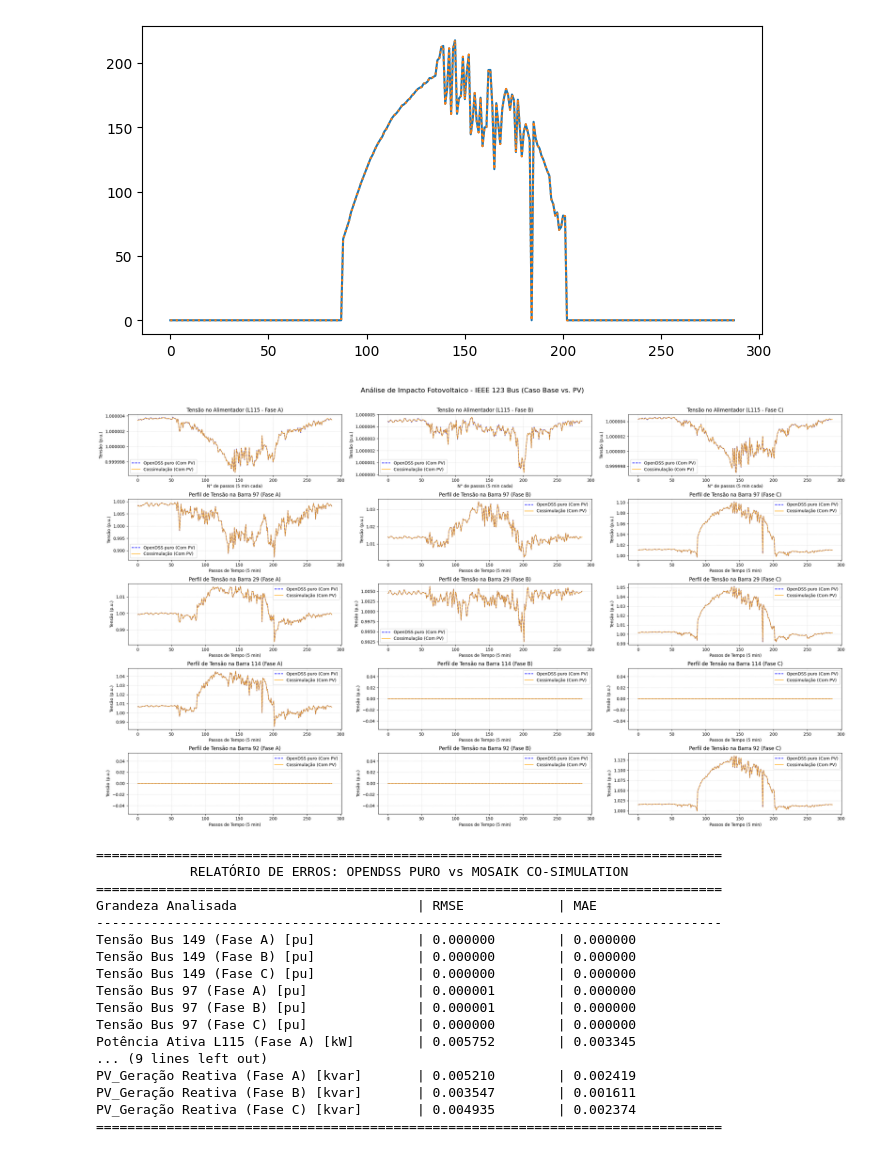
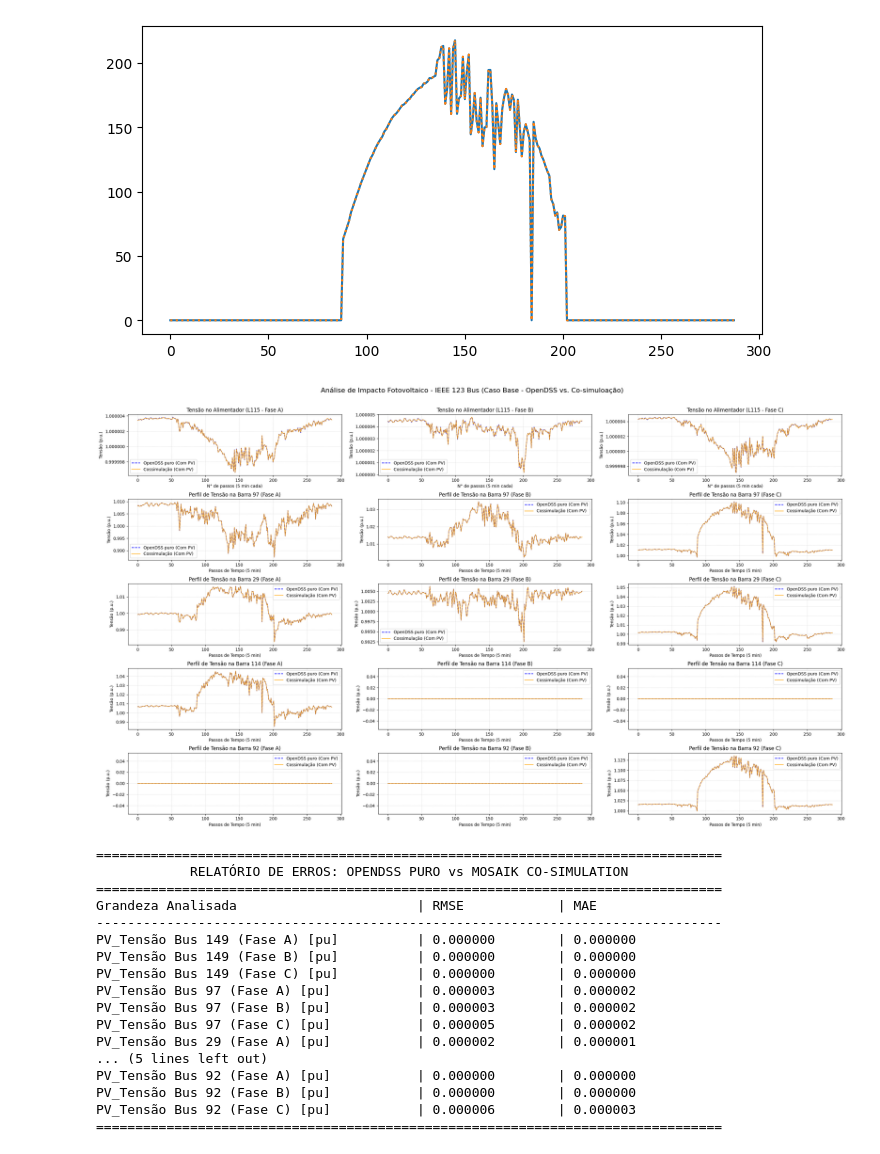
Before and after one commit to grei-ufc/tsre-der-opentes, a Jupyter notebook: src/notebooks/comparacao_123bus.ipynb, the cells around one changed output. Cells and saved outputs as stored; diff of their text form; code cells hidden in the pictures.

```diff
--- a/src/notebooks/comparacao_123bus.ipynb
+++ b/src/notebooks/comparacao_123bus.ipynb
@@ -576,7 +576,7 @@ passos = range(len(l115_va_mag))
 
 # Cria uma figura com uma grade 2x2 de subgráficos
 fig, axs = plt.subplots(5, 3, figsize=(25, 15))
-fig.suptitle('Análise de Impacto Fotovoltaico - IEEE 123 Bus (Caso Base vs. PV)', fontsize=16)
+fig.suptitle('Análise de Impacto Fotovoltaico - IEEE 123 Bus (Caso Base - OpenDSS vs. Co-simuloação)', fontsize=16)
 
 # 1. Comparação de Tensão no Feeder
 axs[0, 0].plot(passos, l115_va_mag_pv, label='OpenDSS puro (Com PV)', color='blue', linestyle='--')
@@ -687,34 +687,34 @@ axs[3, 2].legend()
 # --- Barra 92 ---
 axs[4, 0].plot(passos, bus92_va_pv, label='OpenDSS puro (Com PV)', color='blue', linestyle='--')
 axs[4, 0].plot(passos, bus92_va_pv_cosim, label='Cossimulação (Com PV)', color='orange', alpha=0.8)
 axs[4, 0].set_title('Perfil de Tensão na Barra 92 (Fase A)')
 axs[4, 0].set_xlabel('Passos de Tempo (5 min)')
 axs[4, 0].set_ylabel('Tensão (p.u.)')
 axs[4, 0].grid(True, linestyle=':', alpha=0.7)
 axs[4, 0].legend()
 
 axs[4, 1].plot(passos, bus92_vb_pv, label='OpenDSS puro (Com PV)', color='blue', linestyle='--')
 axs[4, 1].plot(passos, bus92_vb_pv_cosim, label='Cossimulação (Com PV)', color='orange', alpha=0.8)
 axs[4, 1].set_title('Perfil de Tensão na Barra 92 (Fase B)')
 axs[4, 1].set_xlabel('Passos de Tempo (5 min)')
 axs[4, 1].set_ylabel('Tensão (p.u.)')
 axs[4, 1].grid(True, linestyle=':', alpha=0.7)
 axs[4, 1].legend()
 
 axs[4, 2].plot(passos, bus92_vc_pv, label='OpenDSS puro (Com PV)', color='blue', linestyle='--')
 axs[4, 2].plot(passos, bus92_vc_pv_cosim, label='Cossimulação (Com PV)', color='orange', alpha=0.8)
 axs[4, 2].set_title('Perfil de Tensão na Barra 92 (Fase C)')
 axs[4, 2].set_xlabel('Passos de Tempo (5 min)')
 axs[4, 2].set_ylabel('Tensão (p.u.)')
 axs[4, 2].grid(True, linestyle=':', alpha=0.7)
 axs[4, 2].legend()
 
 # Ajusta o layout para evitar sobreposição de textos
 plt.tight_layout()
 plt.subplots_adjust(top=0.92) # Dá um espaço para o título principal
 plt.show()
 # %% [output]
-[figure, old version]
+[figure, new version]
 # %%
 # ==============================================================================
 # ALGORITMO DE CÁLCULO DE MÉTRICAS DE ERRO (PURO PYTHON)
@@ -758,35 +758,52 @@ def calcular_rmse_mae(lista_referencia, lista_medicao):
 # OpenDSS puro (ex: temperature_cosim, pv_dc_cosim).
 
 comparacoes = {
-    # --- CASO 1: SEM PV (IEEE 123 Original) ---
-    "Tensão Bus 149 (Fase A) [pu]": (l115_va_mag, l115_va_mag_cosim),
-    "Tensão Bus 149 (Fase B) [pu]": (l115_vb_mag, l115_vb_mag_cosim),
-    "Tensão Bus 149 (Fase C) [pu]": (l115_vc_mag, l115_vc_mag_cosim),
+    # # --- CASO 1: SEM PV (IEEE 123 Original) ---
+    # "Tensão Bus 149 (Fase A) [pu]": (l115_va_mag, l115_va_mag_cosim),
+    # "Tensão Bus 149 (Fase B) [pu]": (l115_vb_mag, l115_vb_mag_cosim),
+    # "Tensão Bus 149 (Fase C) [pu]": (l115_vc_mag, l115_vc_mag_cosim),
 
-    "Tensão Bus 97 (Fase A) [pu] ": (bus97_va, bus97_va_cosim),
-    "Tensão Bus 97 (Fase B) [pu] ": (bus97_vb, bus97_vb_cosim),
-    "Tensão Bus 97 (Fase C) [pu] ": (bus97_vc, bus97_vc_cosim),
+    # "Tensão Bus 97 (Fase A) [pu] ": (bus97_va, bus97_va_cosim),
+    # "Tensão Bus 97 (Fase B) [pu] ": (bus97_vb, bus97_vb_cosim),
+    # "Tensão Bus 97 (Fase C) [pu] ": (bus97_vc, bus97_vc_cosim),
 
-    "Potência Ativa L115 (Fase A) [kW]": (l115_pa, l115_pa_cosim),
-    "Pot. Reativa L115 (Fase A) [kvar]": (l115_qa, l115_qa_cosim),
-    # Você pode adicionar as Fases B e C da linha 115 aqui se desejar...
+    # "Potência Ativa L115 (Fase A) [kW]": (l115_pa, l115_pa_cosim),
+    # "Pot. Reativa L115 (Fase A) [kvar]": (l115_qa, l115_qa_cosim),
+    # # Você pode adicionar as Fases B e C da linha 115 aqui se desejar...
 
     # --- CASO 2: COM PV INTEGRADO ---
     "PV_Tensão Bus 149 (Fase A) [pu]": (l115_va_mag_pv, l115_va_mag_pv_cosim),
     "PV_Tensão Bus 149 (Fase B) [pu]": (l115_vb_mag_pv, l115_vb_mag_pv_cosim),
     "PV_Tensão Bus 149 (Fase C) [pu]": (l115_vc_mag_pv, l115_vc_mag_pv_cosim),
+    # --- BUS 97 ---
+    "PV_Tensão Bus 97 (Fase A) [pu] ": (bus97_va_pv, bus97_va_pv_cosim),
+    "PV_Tensão Bus 97 (Fase B) [pu] ": (bus97_vb_pv, bus97_vb_pv_cosim),
+    "PV_Tensão Bus 97 (Fase C) [pu] ": (bus97_vc_pv, bus97_vc_pv_cosim),
 
-    "PV_Tensão Bus 97 (Fase A) [pu] ": (bus97_va_pv, bus97_va_pv_cosim),
+    # --- BUS 29 ---
+    "PV_Tensão Bus 29 (Fase A) [pu] ": (bus29_va_pv, bus29_va_pv_cosim),
+    "PV_Tensão Bus 29 (Fase B) [pu] ": (bus29_vb_pv, bus29_vb_pv_cosim),
+    "PV_Tensão Bus 29 (Fase C) [pu] ": (bus29_vc_pv, bus29_vc_pv_cosim),
 
-    "PV_Potência Ativa L115 (Fase A) [kW]": (l115_pa_pv, l115_pa_pv_cosim),
+    # --- BUS 114 ---
+    "PV_Tensão Bus 114 (Fase A) [pu]": (bus114_va_pv, bus114_va_pv_cosim),
+    "PV_Tensão Bus 114 (Fase B) [pu]": (bus114_vb_pv, bus114_vb_pv_cosim),
+    "PV_Tensão Bus 114 (Fase C) [pu]": (bus114_vc_pv, bus114_vc_pv_cosim),
 
-    "PV_Geração Ativa (Fase A) [kW]  ": (pa_pv, pa_pv_cosim),
-    "PV_Geração Ativa (Fase B) [kW]  ": (pb_pv, pb_pv_cosim),
-    "PV_Geração Ativa (Fase C) [kW]  ": (pc_pv, pc_pv_cosim),
+    # --- BUS 92 ---
+    "PV_Tensão Bus 92 (Fase A) [pu] ": (bus92_va_pv, bus92_va_pv_cosim),
+    "PV_Tensão Bus 92 (Fase B) [pu] ": (bus92_vb_pv, bus92_vb_pv_cosim),
+    "PV_Tensão Bus 92 (Fase C) [pu] ": (bus92_vc_pv, bus92_vc_pv_cosim),
 
-    "PV_Geração Reativa (Fase A) [kvar]": (qa_pv, qa_pv_cosim),
-    "PV_Geração Reativa (Fase B) [kvar]": (qb_pv, qb_pv_cosim),
-    "PV_Geração Reativa (Fase C) [kvar]": (qc_pv, qc_pv_cosim),
+    # "PV_Potência Ativa L115 (Fase A) [kW]": (l115_pa_pv, l115_pa_pv_cosim),
+
+    # "PV_Geração Ativa Bus 97 (Fase A) [kW]  ": (pa_pv, pa_pv_cosim),
+    # "PV_Geração Ativa Bus 97 (Fase B) [kW]  ": (pb_pv, pb_pv_cosim),
+    # "PV_Geração Ativa Bus 97 (Fase C) [kW]  ": (pc_pv, pc_pv_cosim),
+
+    # "PV_Geração Reativa Bus 97 (Fase A) [kvar]": (qa_pv, qa_pv_cosim),
+    # "PV_Geração Reativa Bus 97 (Fase B) [kvar]": (qb_pv, qb_pv_cosim),
+    # "PV_Geração Reativa Bus 97 (Fase C) [kvar]": (qc_pv, qc_pv_cosim),
 }
 
 # ==============================================================================
@@ -816,15 +833,15 @@ print("="*80)
 ================================================================================
 Grandeza Analisada                       | RMSE            | MAE
 --------------------------------------------------------------------------------
-Tensão Bus 149 (Fase A) [pu]             | 0.000000        | 0.000000
-Tensão Bus 149 (Fase B) [pu]             | 0.000000        | 0.000000
-Tensão Bus 149 (Fase C) [pu]             | 0.000000        | 0.000000
-Tensão Bus 97 (Fase A) [pu]              | 0.000001        | 0.000000
-Tensão Bus 97 (Fase B) [pu]              | 0.000001        | 0.000000
-Tensão Bus 97 (Fase C) [pu]              | 0.000000        | 0.000000
-Potência Ativa L115 (Fase A) [kW]        | 0.005752        | 0.003345
-... (9 lines left out)
-PV_Geração Reativa (Fase A) [kvar]       | 0.005210        | 0.002419
-PV_Geração Reativa (Fase B) [kvar]       | 0.003547        | 0.001611
-PV_Geração Reativa (Fase C) [kvar]       | 0.004935        | 0.002374
+PV_Tensão Bus 149 (Fase A) [pu]          | 0.000000        | 0.000000
+PV_Tensão Bus 149 (Fase B) [pu]          | 0.000000        | 0.000000
+PV_Tensão Bus 149 (Fase C) [pu]          | 0.000000        | 0.000000
+PV_Tensão Bus 97 (Fase A) [pu]           | 0.000003        | 0.000002
+PV_Tensão Bus 97 (Fase B) [pu]           | 0.000003        | 0.000002
+PV_Tensão Bus 97 (Fase C) [pu]           | 0.000005        | 0.000002
+PV_Tensão Bus 29 (Fase A) [pu]           | 0.000002        | 0.000001
+... (5 lines left out)
+PV_Tensão Bus 92 (Fase A) [pu]           | 0.000000        | 0.000000
+PV_Tensão Bus 92 (Fase B) [pu]           | 0.000000        | 0.000000
+PV_Tensão Bus 92 (Fase C) [pu]           | 0.000006        | 0.000003
 ================================================================================
```
Also changed, not shown: parts of 1 cell of this notebook.
